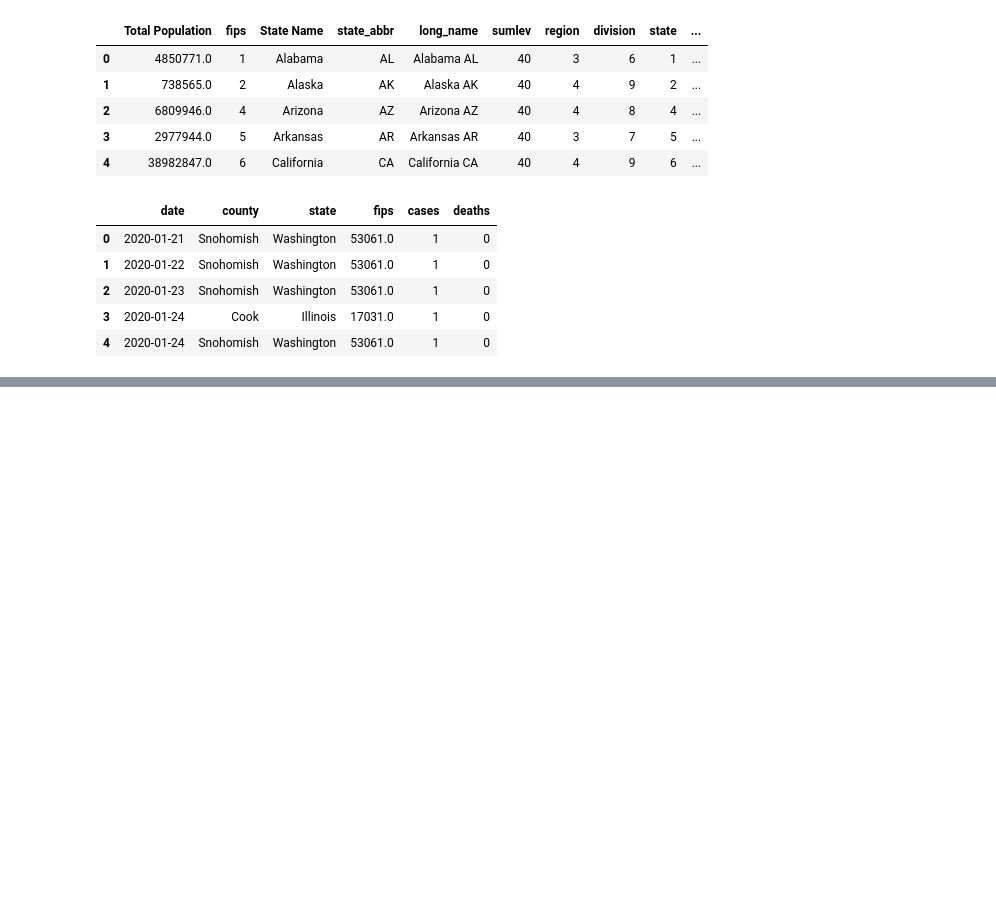
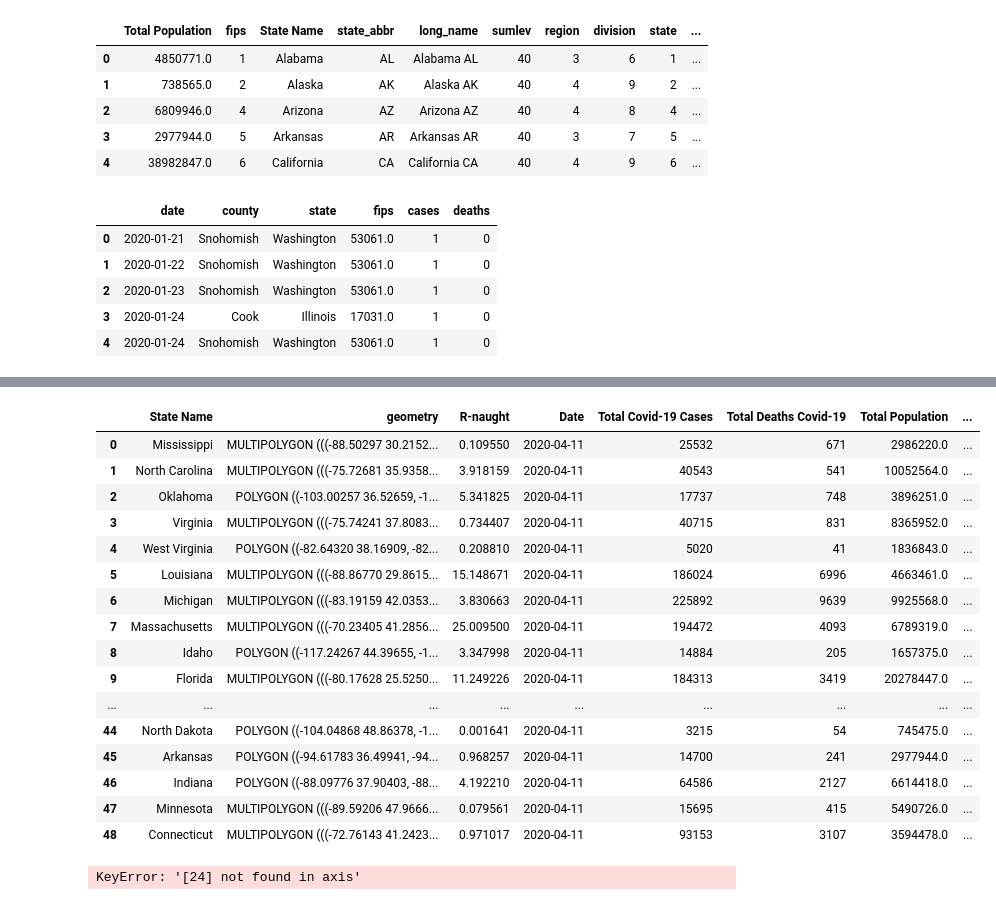
Before and after one commit to jtpeters963/Project-1, a Jupyter notebook: Census_API.ipynb, the cells around one changed output, grey strips where cells are left out. Cells and saved outputs as stored; diff of their text form; code cells hidden in the pictures; blank space fills up the shorter version.

```diff
--- a/Census_API.ipynb
+++ b/Census_API.ipynb
@@ -164,0 +209,15 @@ locations = HeatMap_df[["Lat", "Lng"]]
+# %%
+#Calculating r_o in loop
+states = []
+R0 = []
+
+for i in range(1,50):
+    r_o=np.exp(np.log(population[i]/(1/case_current[i])/(case_start[i]*population[i]))-1/(current[i]-start))
+    R0.append(r_o)
+    states.append(list(HeatMap_df['State Name'])[i])
+    i=i+1
+
+R_df= pd.DataFrame({"State Name":states,"R-naught":R0})
+
+covid_stat_df=pd.merge(R_df,complete_df, on="State Name")
+covid_stat_df.head()
@@ -164,0 +247,25 @@ locations = HeatMap_df[["Lat", "Lng"]]
+# %%
+Ro_Visual
+# %% [output]
+|  | State Name | geometry | R-naught | Date | Total Covid-19 Cases | Total Deaths Covid-19 | Total Population | ... |
+| 0 | Mississippi | MULTIPOLYGON (((-88.50297 30.2152... | 0.109550 | 2020-04-11 | 25532 | 671 | 2986220.0 | ... |
+| 1 | North Carolina | MULTIPOLYGON (((-75.72681 35.9358... | 3.918159 | 2020-04-11 | 40543 | 541 | 10052564.0 | ... |
+| 2 | Oklahoma | POLYGON ((-103.00257 36.52659, -1... | 5.341825 | 2020-04-11 | 17737 | 748 | 3896251.0 | ... |
+| 3 | Virginia | MULTIPOLYGON (((-75.74241 37.8083... | 0.734407 | 2020-04-11 | 40715 | 831 | 8365952.0 | ... |
+| 4 | West Virginia | POLYGON ((-82.64320 38.16909, -82... | 0.208810 | 2020-04-11 | 5020 | 41 | 1836843.0 | ... |
+| 5 | Louisiana | MULTIPOLYGON (((-88.86770 29.8615... | 15.148671 | 2020-04-11 | 186024 | 6996 | 4663461.0 | ... |
+| 6 | Michigan | MULTIPOLYGON (((-83.19159 42.0353... | 3.830663 | 2020-04-11 | 225892 | 9639 | 9925568.0 | ... |
+| 7 | Massachusetts | MULTIPOLYGON (((-70.23405 41.2856... | 25.009500 | 2020-04-11 | 194472 | 4093 | 6789319.0 | ... |
+| 8 | Idaho | POLYGON ((-117.24267 44.39655, -1... | 3.347998 | 2020-04-11 | 14884 | 205 | 1657375.0 | ... |
+| 9 | Florida | MULTIPOLYGON (((-80.17628 25.5250... | 11.249226 | 2020-04-11 | 184313 | 3419 | 20278447.0 | ... |
+| ... | ... | ... | ... | ... | ... | ... | ... | ... |
+| 44 | North Dakota | POLYGON ((-104.04868 48.86378, -1... | 0.001641 | 2020-04-11 | 3215 | 54 | 745475.0 | ... |
+| 45 | Arkansas | POLYGON ((-94.61783 36.49941, -94... | 0.968257 | 2020-04-11 | 14700 | 241 | 2977944.0 | ... |
+| 46 | Indiana | POLYGON ((-88.09776 37.90403, -88... | 4.192210 | 2020-04-11 | 64586 | 2127 | 6614418.0 | ... |
+| 47 | Minnesota | MULTIPOLYGON (((-89.59206 47.9666... | 0.079561 | 2020-04-11 | 15695 | 415 | 5490726.0 | ... |
+| 48 | Connecticut | MULTIPOLYGON (((-72.76143 41.2423... | 0.971017 | 2020-04-11 | 93153 | 3107 | 3594478.0 | ... |
+# %%
+Ro_Visual.drop(labels=24,axis=0,inplace=True)
+Ro_Visual
+# %% [output]
+KeyError: '[24] not found in axis'
```
Also changed, not shown: parts of 19 cells of this notebook, 8 other files.
